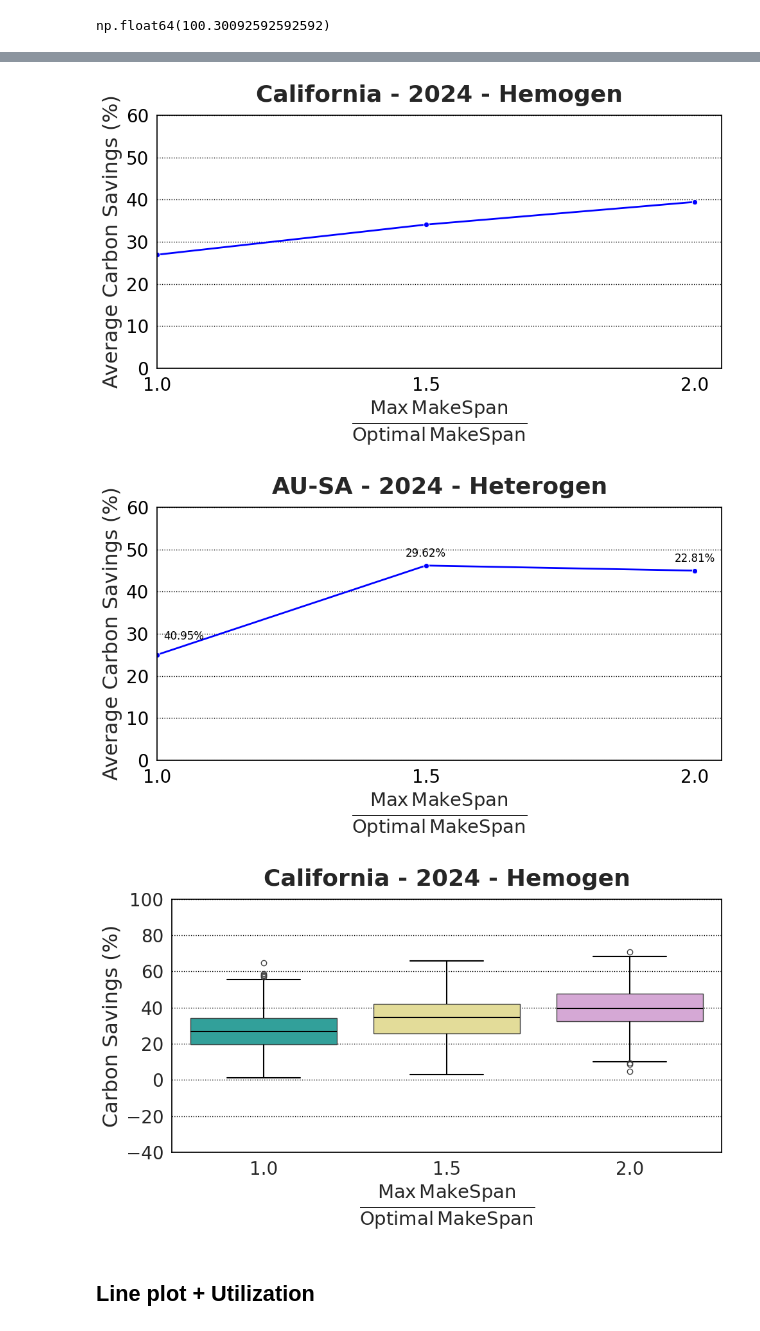
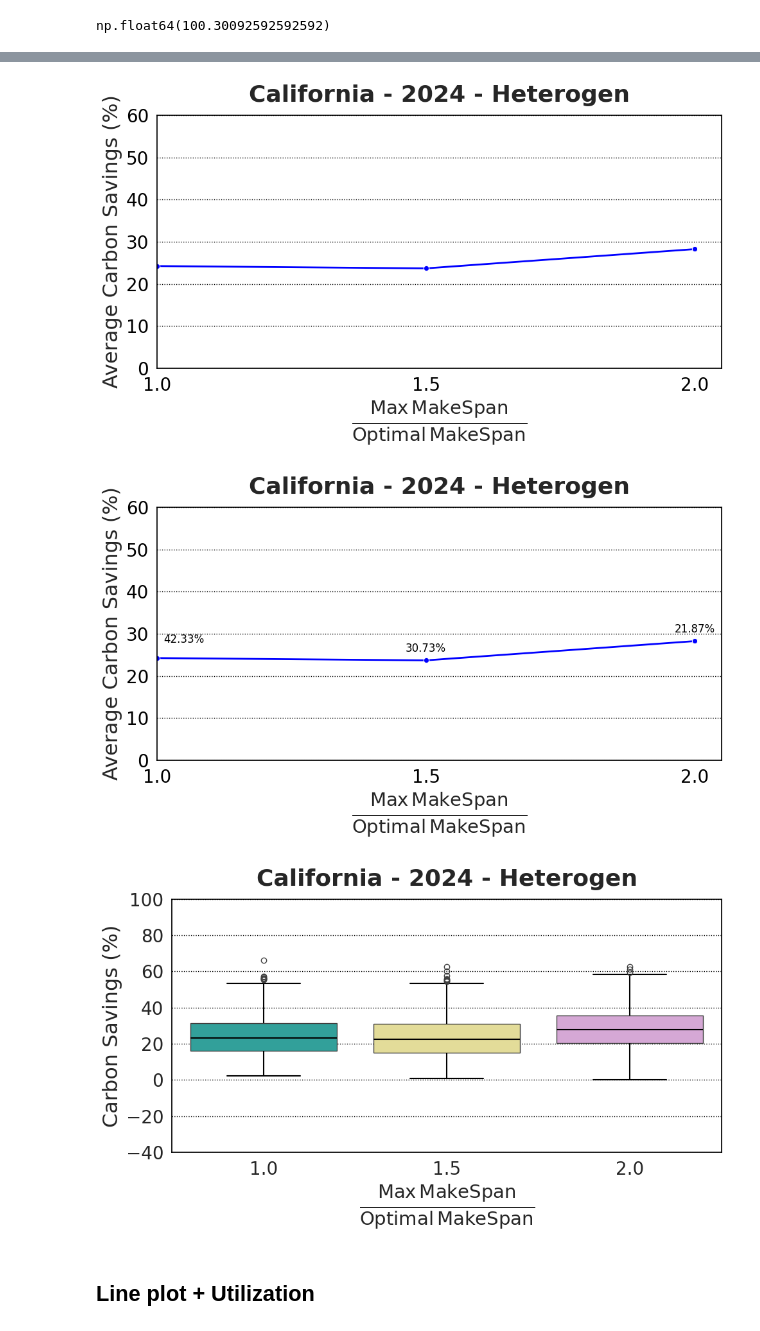
Before and after one commit to rbostandoust/GreenSys26-DAG, a Jupyter notebook: Plot/PlotCode.ipynb, the cells around one changed output, grey strips where cells are left out. Drawn from its saved outputs; the diff is of its cells as text; code cells hidden in the pictures.

```diff
--- a/Plot/PlotCode.ipynb
+++ b/Plot/PlotCode.ipynb
@@ -29,7 +29,7 @@ print(f"✅ Loaded and merged {len(csv_files)} files. Final shape: {df_union.sha
 # %% [output]
 ✅ Loaded and merged 8 files. Final shape: (4320, 23)
 # %%
-df_logs = df_union[["Instance", "IsCarbonAware", "Horizon", "MaxMakeSpan", "MinMakeSpan", "SlackCoeff", "Makespan", "CarbonConsumption(g)"]]
+df_logs = df_union[["Instance", "IsCarbonAware", "MaxMakeSpan", "MinMakeSpan", "SlackCoeff", "Makespan", "CarbonConsumption(g)", "EnergyConsumption(kWh)"]]
 # %%
 df_logs.head(12)
 # %% [output]
@@ -157,10 +157,10 @@ from matplotlib.ticker import MultipleLocator
 location = "California"
 # location = "AU-SA"
 ############
-# folder_type = "Heterogen"
-folder_type = "Homogen"
+folder_type = "Heterogen"
+# folder_type = "Homogen"
 ###########
-save_fig = True
+save_fig = False
 
 # Seaborn & matplotlib styling
 sns.set(style="whitegrid", font="DejaVu Sans", rc={"mathtext.fontset": "dejavusans"})
@@ -208,19 +208,19 @@ if save_fig:
     plt.savefig(f"./GeneralExp/{folder_type}/LinePlot-{location}.png", dpi=300, bbox_inches='tight')
 plt.show()
 # %% [output]
-[figure, old version]
+[figure, new version]
 # %%
 import matplotlib.pyplot as plt
 import seaborn as sns
 from matplotlib.ticker import MultipleLocator
 
-# location = "California"
-location = "AU-SA"
+location = "California"
+# location = "AU-SA"
 #############
 # folder_type = "Homogen"
 folder_type = "Heterogen"
 ##############
-save_fig = True
+save_fig = False
 
 # Seaborn & matplotlib styling
 sns.set(style="whitegrid", font="DejaVu Sans", rc={"mathtext.fontset": "dejavusans"})
@@ -282,7 +282,7 @@ if save_fig:
     plt.savefig(f"./GeneralExp/{folder_type}/LinePlot-{location}-UtilRatio.png", dpi=300, bbox_inches='tight')
 plt.show()
 # %% [output]
-[figure, old version]
+[figure, new version]
 # %%
 import matplotlib.pyplot as plt
 import seaborn as sns
@@ -290,9 +290,9 @@ from matplotlib.ticker import MultipleLocator
 
 location = "California"
 # location = "Australia-South"
-# folder_type = "Heterogen"
-folder_type = "Homogen"
-save_fig = True
+folder_type = "Heterogen"
+# folder_type = "Homogen"
+save_fig = False
 # Setup
 sns.set(style="whitegrid", font="DejaVu Sans", rc={"mathtext.fontset": "dejavusans"})
 
@@ -319,34 +319,34 @@ ax.set_ylabel("Carbon Savings (%)", fontsize=23)
 
 # Axis ticks and limits
 ax.set_ylim(-40, 100)
 ax.tick_params(axis='x', labelsize=20, color='black')
 ax.tick_params(axis='y', labelsize=20, color='black')
 
 # Minor ticks
 ax.yaxis.set_minor_locator(MultipleLocator(2))
 ax.tick_params(axis='y', which='minor', direction='in', length=4, color='gray')
 
 # Grid & borders
 ax.grid(axis='x', visible=False)
 ax.grid(axis='y', which='major', color='black', linestyle=':', linewidth=1)
 for spine in ax.spines.values():
     spine.set_edgecolor('black')
 
 # Box edges and medians
 for i, patch in enumerate(ax.artists):
     patch.set_edgecolor("black")
     patch.set_linewidth(1.5)
     patch.set_facecolor(palette[i % len(palette)])
 for line in ax.lines:
     line.set_color("black")
     line.set_linewidth(1.5)
 ax.set_title(f"{location} - 2024 - {folder_type}", fontsize=26, fontweight="bold", pad=15)
 plt.tight_layout()
 if save_fig:
     plt.savefig(f"./GeneralExp/{folder_type}/BoxPlot-{location}.png", dpi=300, bbox_inches='tight')
 plt.show()
 # %% [output]
-[figure, old version]
+[figure, new version]
 # %% [markdown]
 ## Line plot + Utilization
 # %%
```
Also changed, not shown: parts of 6 cells of this notebook, 1 other file.
